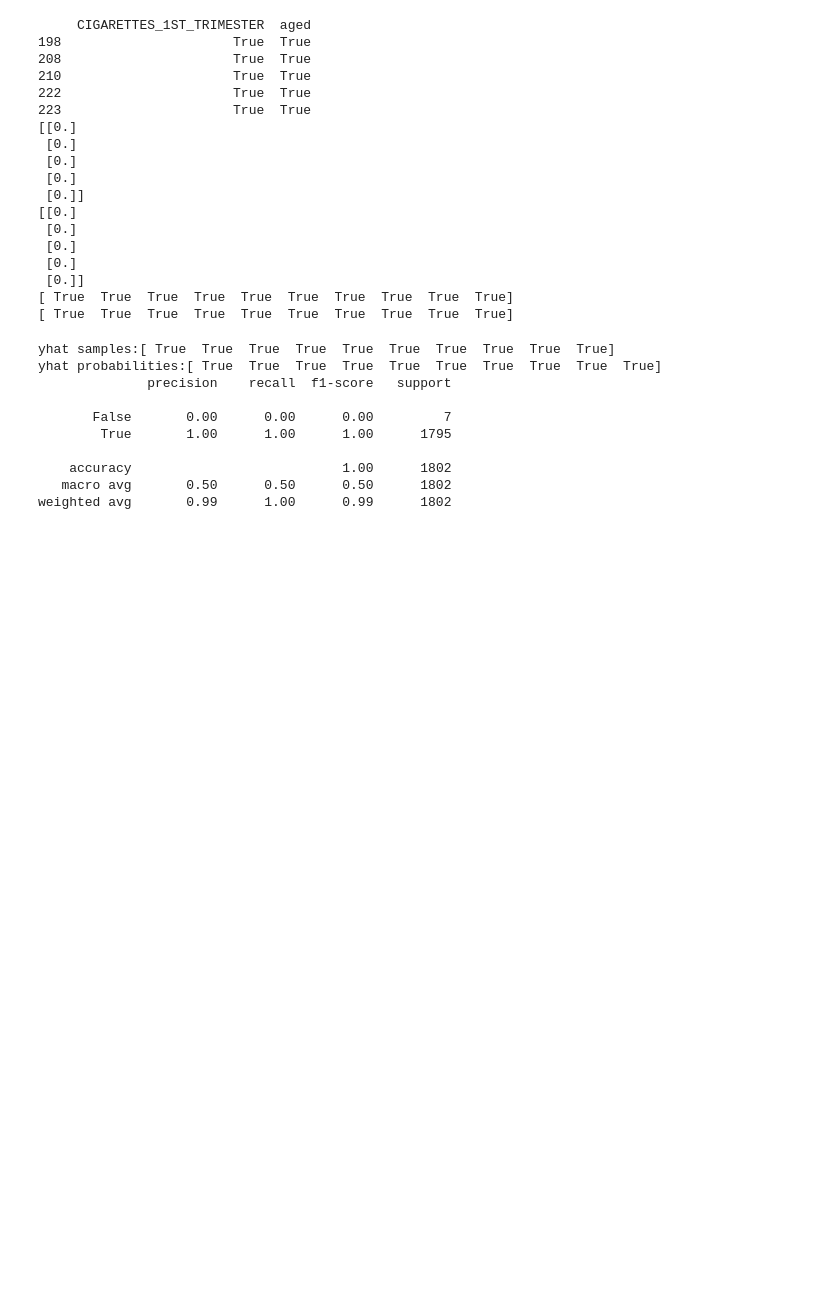
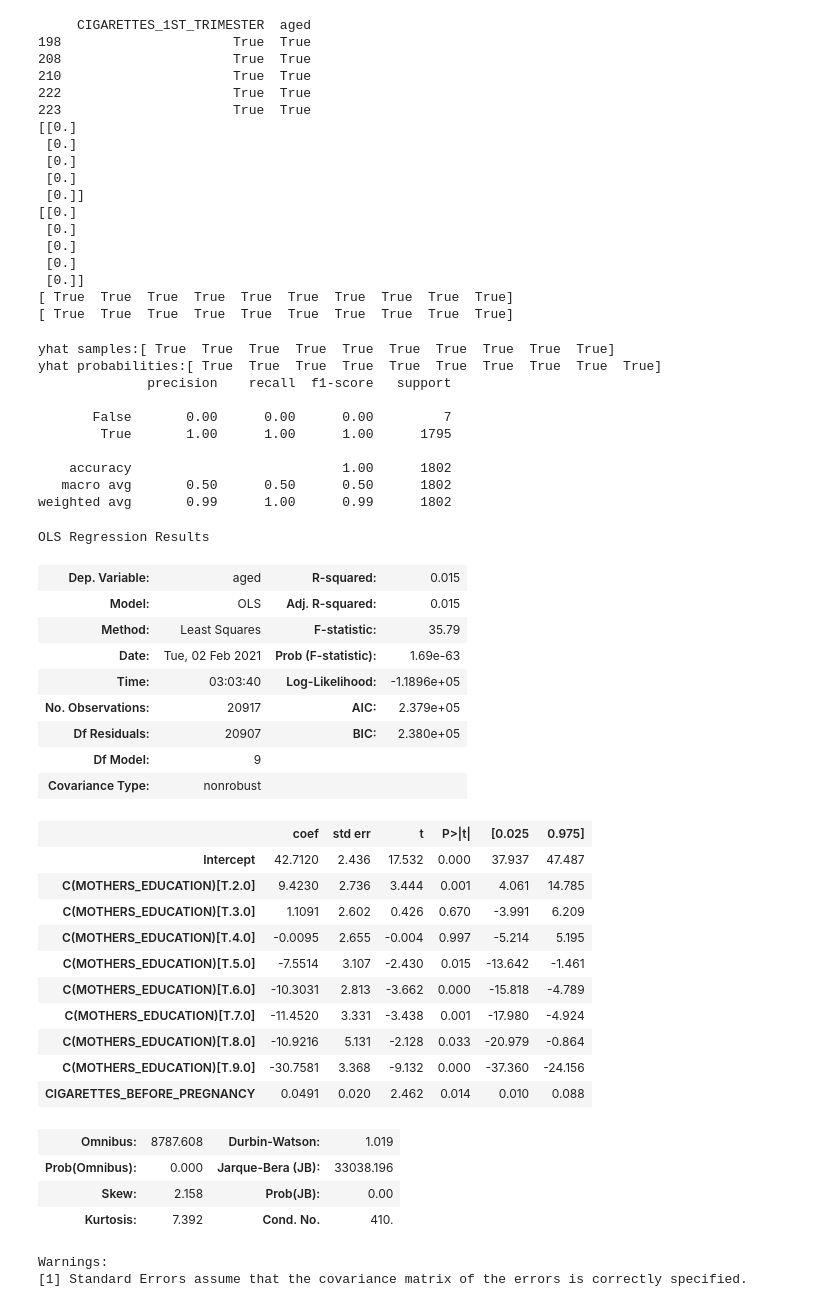
Before and after one commit to OliverCollins/team_32, a Jupyter notebook: ds4a.ipynb, the cells around one changed output. Cells and saved outputs as stored; diff of their text form; code cells hidden in the pictures; blank space fills up the shorter version.

Commit message:
New OLS regression with T-test results for a few variables

```diff
--- a/ds4a.ipynb
+++ b/ds4a.ipynb
@@ -487,3 +489,35 @@ yhat probabilities:[ True  True  True  True  True  True  True  True  True  True]
     accuracy                           1.00      1802
    macro avg       0.50      0.50      0.50      1802
 weighted avg       0.99      1.00      0.99      1802
+# %%
+df_CDCData = births_deaths_large.copy()
+fit = ols('aged ~ C(MOTHERS_EDUCATION) + CIGARETTES_BEFORE_PREGNANCY', data=df_CDCData).fit()
+fit.summary()
+# %% [output]
+OLS Regression Results
+| Dep. Variable: | aged | R-squared: | 0.015 |
+| Model: | OLS | Adj. R-squared: | 0.015 |
+| Method: | Least Squares | F-statistic: | 35.79 |
+| Date: | Tue, 02 Feb 2021 | Prob (F-statistic): | 1.69e-63 |
+| Time: | 03:03:40 | Log-Likelihood: | -1.1896e+05 |
+| No. Observations: | 20917 | AIC: | 2.379e+05 |
+| Df Residuals: | 20907 | BIC: | 2.380e+05 |
+| Df Model: | 9 |  |  |
+| Covariance Type: | nonrobust |  |  |
+|  | coef | std err | t | P>|t| | [0.025 | 0.975] |
+| Intercept | 42.7120 | 2.436 | 17.532 | 0.000 | 37.937 | 47.487 |
+| C(MOTHERS_EDUCATION)[T.2.0] | 9.4230 | 2.736 | 3.444 | 0.001 | 4.061 | 14.785 |
+| C(MOTHERS_EDUCATION)[T.3.0] | 1.1091 | 2.602 | 0.426 | 0.670 | -3.991 | 6.209 |
+| C(MOTHERS_EDUCATION)[T.4.0] | -0.0095 | 2.655 | -0.004 | 0.997 | -5.214 | 5.195 |
+| C(MOTHERS_EDUCATION)[T.5.0] | -7.5514 | 3.107 | -2.430 | 0.015 | -13.642 | -1.461 |
+| C(MOTHERS_EDUCATION)[T.6.0] | -10.3031 | 2.813 | -3.662 | 0.000 | -15.818 | -4.789 |
+| C(MOTHERS_EDUCATION)[T.7.0] | -11.4520 | 3.331 | -3.438 | 0.001 | -17.980 | -4.924 |
+| C(MOTHERS_EDUCATION)[T.8.0] | -10.9216 | 5.131 | -2.128 | 0.033 | -20.979 | -0.864 |
+| C(MOTHERS_EDUCATION)[T.9.0] | -30.7581 | 3.368 | -9.132 | 0.000 | -37.360 | -24.156 |
+| CIGARETTES_BEFORE_PREGNANCY | 0.0491 | 0.020 | 2.462 | 0.014 | 0.010 | 0.088 |
+| Omnibus: | 8787.608 | Durbin-Watson: | 1.019 |
+| Prob(Omnibus): | 0.000 | Jarque-Bera (JB): | 33038.196 |
+| Skew: | 2.158 | Prob(JB): | 0.00 |
+| Kurtosis: | 7.392 | Cond. No. | 410. |
+Warnings:
+[1] Standard Errors assume that the covariance matrix of the errors is correctly specified.
```
Also changed, not shown: parts of 2 cells of this notebook.
